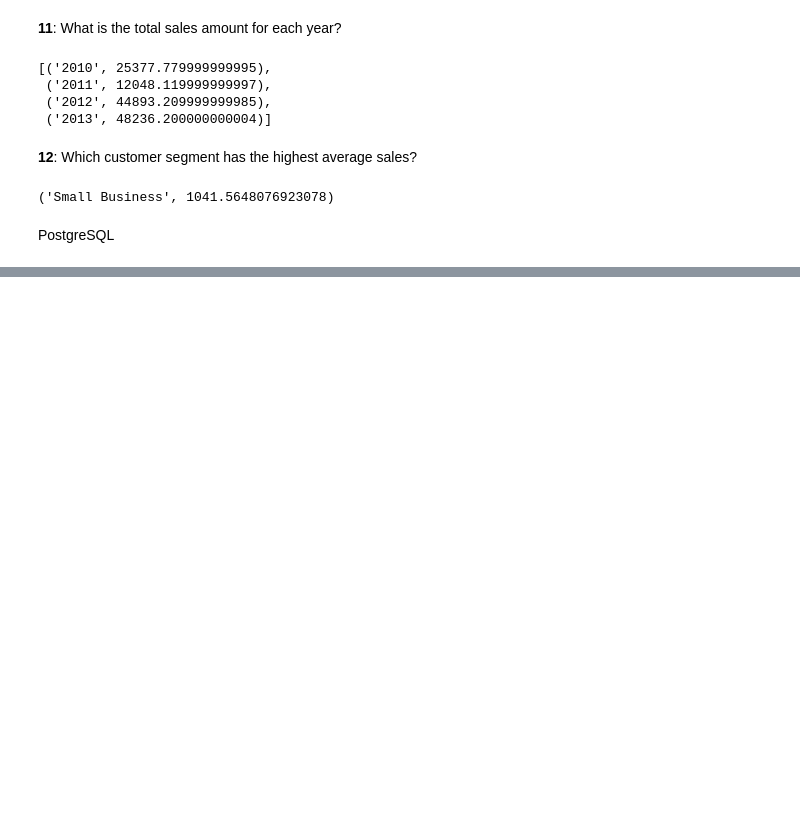
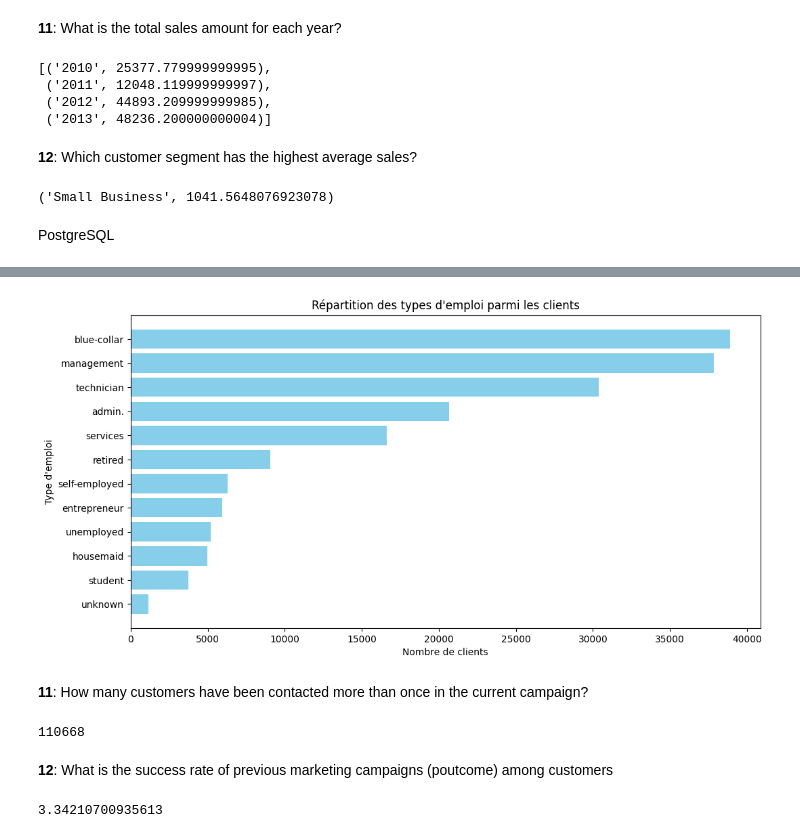
Before and after one commit to valentinb67/ExercicesNoSQL, a Jupyter notebook: EXERCICES/EX-Chap1.ipynb, the cells around one changed output, grey strips where cells are left out. Drawn from its saved outputs; the diff is of its cells as text; code cells hidden in the pictures; blank space fills up the shorter version.

```diff
--- a/EXERCICES/EX-Chap1.ipynb
+++ b/EXERCICES/EX-Chap1.ipynb
@@ -520,0 +671,10 @@ PostgreSQL
+# %%
+cur.execute(query = """
+    SELECT job, COUNT(*) AS count
+    FROM bank_full
+    GROUP BY job
+    ORDER BY count DESC
+""")
+
+job_distribution = cur.fetchall()
+job_distribution
@@ -520,0 +694,44 @@ PostgreSQL
+# %%
+import matplotlib.pyplot as plt
+
+df_job = pd.DataFrame(job_distribution, columns=['job', 'count'])
+
+plt.figure(figsize=(12, 6))
+plt.barh(df_job['job'], df_job['count'], color='skyblue')
+plt.xlabel('Nombre de clients')
+plt.ylabel("Type d'emploi")
+plt.title("Répartition des types d'emploi parmi les clients")
+plt.gca().invert_yaxis()
+plt.show()
+# %% [output]
+[figure, added]
+# %% [markdown]
+**11**: How many customers have been contacted more than once in the current campaign?
+# %%
+cur.execute("""
+    SELECT COUNT(*)
+    FROM bank_full
+    WHERE campaign > 1
+""")
+
+cur.fetchone()[0]
+# %% [output]
+110668
+# %% [markdown]
+**12**: What is the success rate of previous marketing campaigns (poutcome) among customers
+# %%
+cur.execute("""
+    SELECT
+    SUM(CASE WHEN poutcome = 'success' THEN 1 ELSE 0 END) AS successful,
+    COUNT(*) AS total
+    FROM bank_full
+""")
+
+result = cur.fetchone()
+successful = result[0]
+total = result[1]
+
+success_rate = (successful / total) * 100 if total > 0 else 0
+success_rate
+# %% [output]
+3.34210700935613
```
Also changed, not shown: parts of 42 cells of this notebook, 3 other files.
